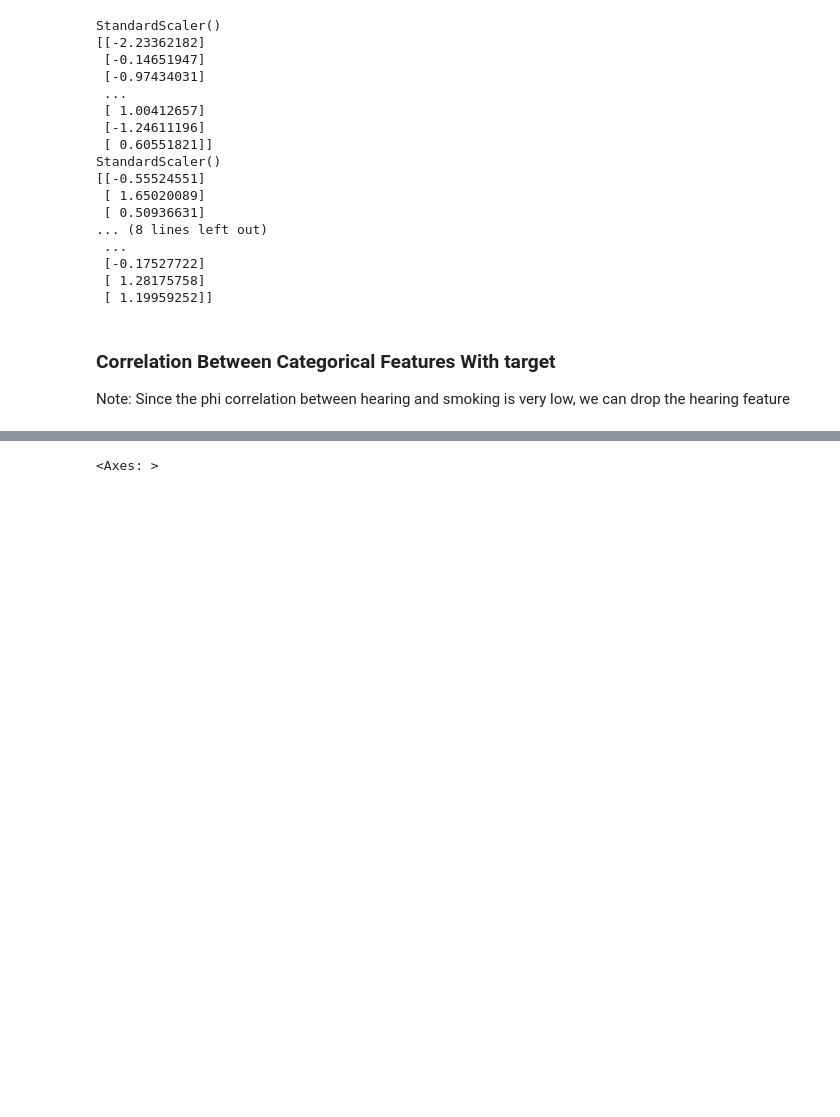
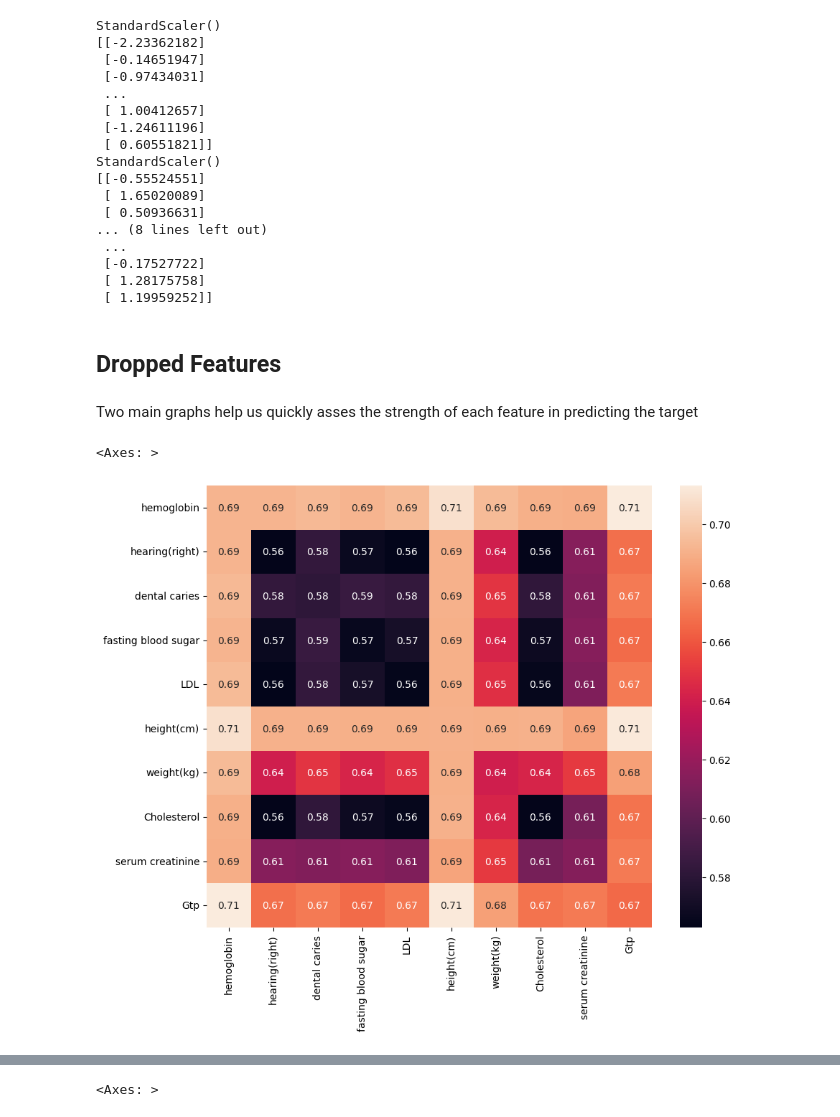
Before and after one commit to ahmedoy/SmokingData-Classification, a Jupyter notebook: explanatory.ipynb, the cells around one changed output, grey strips where cells are left out. Saved outputs shown, nothing was run; the diff lists cells and outputs as text; code cells hidden in the pictures; blank space fills up the shorter version.

```diff
--- a/explanatory.ipynb
+++ b/explanatory.ipynb
@@ -1633,8 +1633,48 @@ StandardScaler()
  [-0.17527722]
  [ 1.28175758]
  [ 1.19959252]]
-# %% [markdown]
-### Correlation Between Categorical Features With target
-
-Note:
-Since the phi correlation between hearing and smoking is very low, we can drop the hearing feature
+# %% [markdown]
+## Dropped Features
+# %% [markdown]
+Two main graphs help us quickly asses the strength of each feature in predicting the target
+# %%
+from sklearn.linear_model import LogisticRegression
+from sklearn.metrics import accuracy_score
+import numpy as np
+
+
+logistic_df = train_df.copy()
+
+#Preprocessing
+logistic_df['hemoglobin'] = (logistic_df['hemoglobin'] - logistic_df['hemoglobin'].mean()) / logistic_df['hemoglobin'].std()
+logistic_df['hearing(right)'] = logistic_df['hearing(right)'] - 1
+logistic_df['fasting blood sugar'] = (logistic_df['fasting blood sugar'] - logistic_df['fasting blood sugar'].mean()) / logistic_df['fasting blood sugar'].std()
+logistic_df['LDL'] = (logistic_df['LDL'] - logistic_df['LDL'].mean()) / logistic_df['LDL'].std()
+logistic_df['height(cm)'] = (logistic_df['height(cm)'] - logistic_df['height(cm)'].mean()) / logistic_df['height(cm)'].std()
+logistic_df['weight(kg)'] = (logistic_df['weight(kg)'] - logistic_df['weight(kg)'].mean()) / logistic_df['weight(kg)'].std()
+logistic_df['Cholesterol'] = (logistic_df['Cholesterol'] - logistic_df['Cholesterol'].mean()) / logistic_df['Cholesterol'].std()
+logistic_df['serum creatinine'] = (logistic_df['serum creatinine'] - logistic_df['serum creatinine'].mean()) / logistic_df['serum creatinine'].std()
+logistic_df['Gtp'] = (logistic_df['Gtp'] - logistic_df['Gtp'].mean()) / logistic_df['Gtp'].std()
+
+
+
+#Performing Logistic Regression On every pair
+
+features = ['hemoglobin','hearing(right)','dental caries','fasting blood sugar','LDL','height(cm)','weight(kg)','Cholesterol','serum creatinine','Gtp']
+matrix = np.zeros((len(features), len(features)))
+
+for i in range(0,len(features)):
+    for j in range(0, len(features)):
+        if j >= i:
+            logreg = LogisticRegression()
+            logreg.fit(logistic_df[[features[i], features[j]]], logistic_df["smoking"])
+            matrix[i][j] = accuracy_score(logistic_df["smoking"], logreg.predict(logistic_df[[features[i], features[j]]]))
+        else:
+            matrix[i][j] = matrix[j][i]
+
+
+plt.figure(figsize=(10, 8))
+sns.heatmap(matrix, annot=True, xticklabels=features, yticklabels=features)
+# %% [output]
+<Axes: >
+[figure, added]
```
Also changed, not shown: parts of 6 cells of this notebook.
